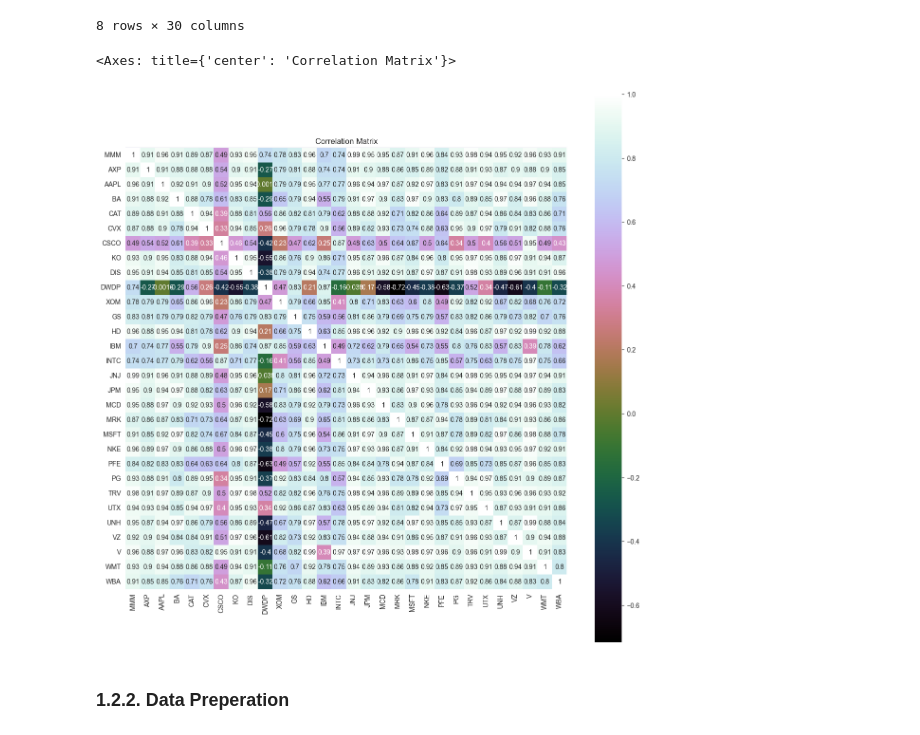
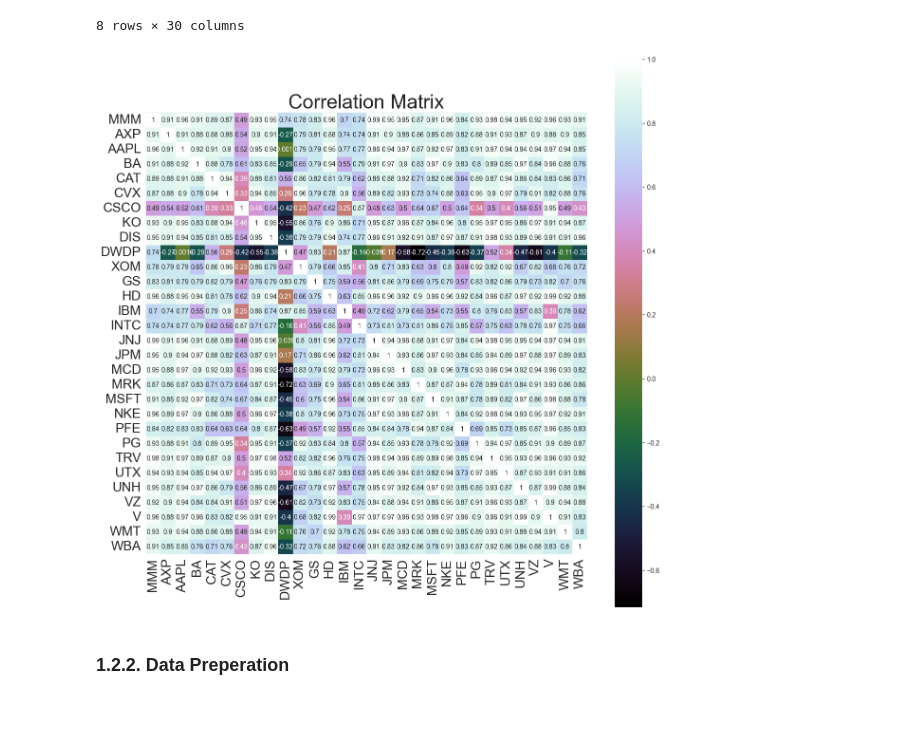
Before and after one commit to MJ-Peters/ADFT-Portfolio-Management-Coursework, a Jupyter notebook: CD22398.ipynb, the cells around one changed output. Cells and saved outputs as stored; diff of their text form; code cells hidden in the pictures.

Commit message:
Reformat of correlation matrix

```diff
--- a/CD22398.ipynb
+++ b/CD22398.ipynb
@@ -309,12 +309,14 @@ djia_df.describe()
 # %%
 # correlation
 djia_correlation = djia_df.corr()
 plt.figure(figsize=(15,15))
-plt.title('Correlation Matrix')
+plt.title("Correlation Matrix", fontsize=30)
+plt.xticks(fontsize=20)
+plt.yticks(fontsize=20)
 sns.heatmap(djia_correlation, vmax=1, square=True,annot=True,cmap='cubehelix')
+plt.savefig("Correlation Matrix.png", dpi=300)
 # %% [output]
-<Axes: title={'center': 'Correlation Matrix'}>
-[figure, old version]
+[figure, new version]
 # %% [markdown]
 ### 1.2.2. Data Preperation
 # %%
```
